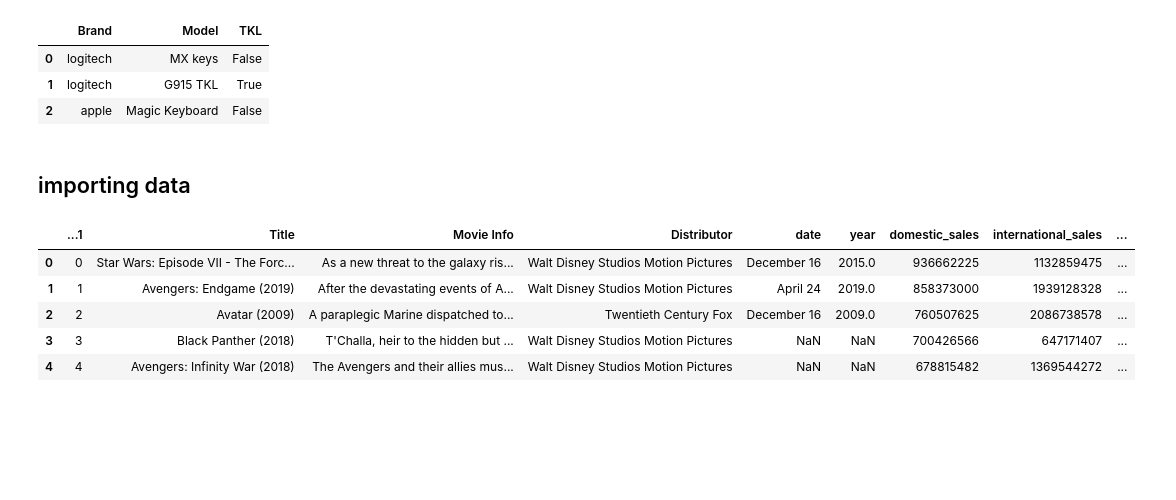
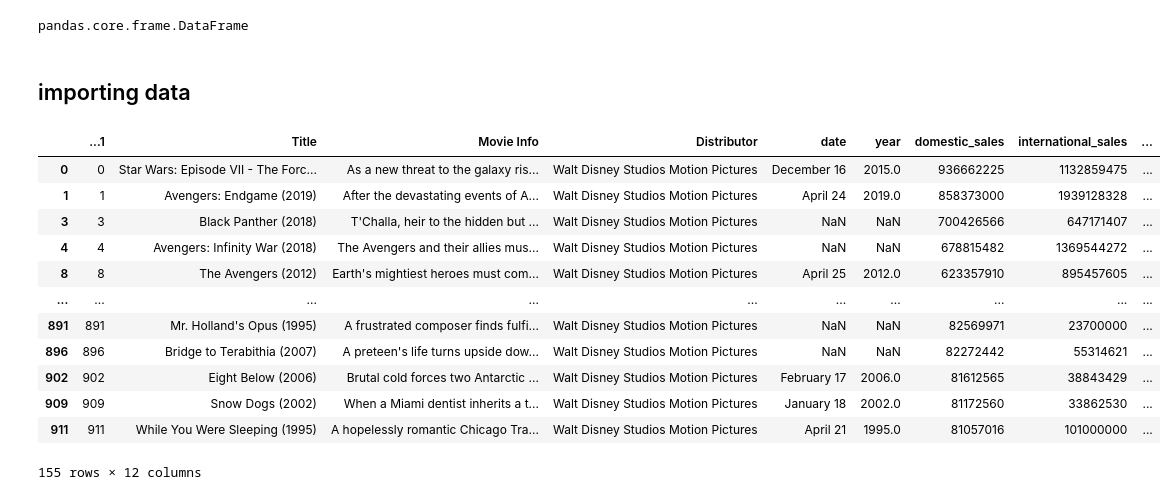
Before and after one commit to fyy2025/stor435, a Jupyter notebook: pandas.ipynb, the cells around one changed output. Saved outputs shown, nothing was run; the diff lists cells and outputs as text; code cells hidden in the pictures; blank space fills up the shorter version.

```diff
--- a/pandas.ipynb
+++ b/pandas.ipynb
@@ -20,20 +18,32 @@ data={
 }
 df=pd.DataFrame(data)
 df
+type(df)
 # %% [output]
-|  | Brand | Model | TKL |
-| 0 | logitech | MX keys | False |
-| 1 | logitech | G915 TKL | True |
-| 2 | apple | Magic Keyboard | False |
+pandas.core.frame.DataFrame
 # %% [markdown]
 ## importing data
-# %%
-movie_df=pd.read_csv("new_movie.csv")
-movie_df.head()
-# %% [output]
-|  | ...1 | Title | Movie Info | Distributor | date | year | domestic_sales | international_sales | ... |
-| 0 | 0 | Star Wars: Episode VII - The Forc... | As a new threat to the galaxy ris... | Walt Disney Studios Motion Pictures | December 16 | 2015.0 | 936662225 | 1132859475 | ... |
-| 1 | 1 | Avengers: Endgame (2019) | After the devastating events of A... | Walt Disney Studios Motion Pictures | April 24 | 2019.0 | 858373000 | 1939128328 | ... |
-| 2 | 2 | Avatar (2009) | A paraplegic Marine dispatched to... | Twentieth Century Fox | December 16 | 2009.0 | 760507625 | 2086738578 | ... |
-| 3 | 3 | Black Panther (2018) | T'Challa, heir to the hidden but ... | Walt Disney Studios Motion Pictures | NaN | NaN | 700426566 | 647171407 | ... |
-| 4 | 4 | Avengers: Infinity War (2018) | The Avengers and their allies mus... | Walt Disney Studios Motion Pictures | NaN | NaN | 678815482 | 1369544272 | ... |
+# %%
+movie_df=pd.read_csv("new_movie.csv")
+movie_df.head()
+movie_df["Title"]
+# select as a data frame
+type(movie_df[["Title","Distributor"]])
+# select row using loc
+movie_df.iloc[0]
+# filtering
+movie_df.loc[movie_df["Distributor"]=="Walt Disney Studios Motion Pictures"]
+# %% [output]
+|  | ...1 | Title | Movie Info | Distributor | date | year | domestic_sales | international_sales | ... |
+| 0 | 0 | Star Wars: Episode VII - The Forc... | As a new threat to the galaxy ris... | Walt Disney Studios Motion Pictures | December 16 | 2015.0 | 936662225 | 1132859475 | ... |
+| 1 | 1 | Avengers: Endgame (2019) | After the devastating events of A... | Walt Disney Studios Motion Pictures | April 24 | 2019.0 | 858373000 | 1939128328 | ... |
+| 3 | 3 | Black Panther (2018) | T'Challa, heir to the hidden but ... | Walt Disney Studios Motion Pictures | NaN | NaN | 700426566 | 647171407 | ... |
+| 4 | 4 | Avengers: Infinity War (2018) | The Avengers and their allies mus... | Walt Disney Studios Motion Pictures | NaN | NaN | 678815482 | 1369544272 | ... |
+| 8 | 8 | The Avengers (2012) | Earth's mightiest heroes must com... | Walt Disney Studios Motion Pictures | April 25 | 2012.0 | 623357910 | 895457605 | ... |
+| ... | ... | ... | ... | ... | ... | ... | ... | ... | ... |
+| 891 | 891 | Mr. Holland's Opus (1995) | A frustrated composer finds fulfi... | Walt Disney Studios Motion Pictures | NaN | NaN | 82569971 | 23700000 | ... |
+| 896 | 896 | Bridge to Terabithia (2007) | A preteen's life turns upside dow... | Walt Disney Studios Motion Pictures | NaN | NaN | 82272442 | 55314621 | ... |
+| 902 | 902 | Eight Below (2006) | Brutal cold forces two Antarctic ... | Walt Disney Studios Motion Pictures | February 17 | 2006.0 | 81612565 | 38843429 | ... |
+| 909 | 909 | Snow Dogs (2002) | When a Miami dentist inherits a t... | Walt Disney Studios Motion Pictures | January 18 | 2002.0 | 81172560 | 33862530 | ... |
+| 911 | 911 | While You Were Sleeping (1995) | A hopelessly romantic Chicago Tra... | Walt Disney Studios Motion Pictures | April 21 | 1995.0 | 81057016 | 101000000 | ... |
+155 rows × 12 columns
```
Also changed, not shown: parts of 4 cells of this notebook.
